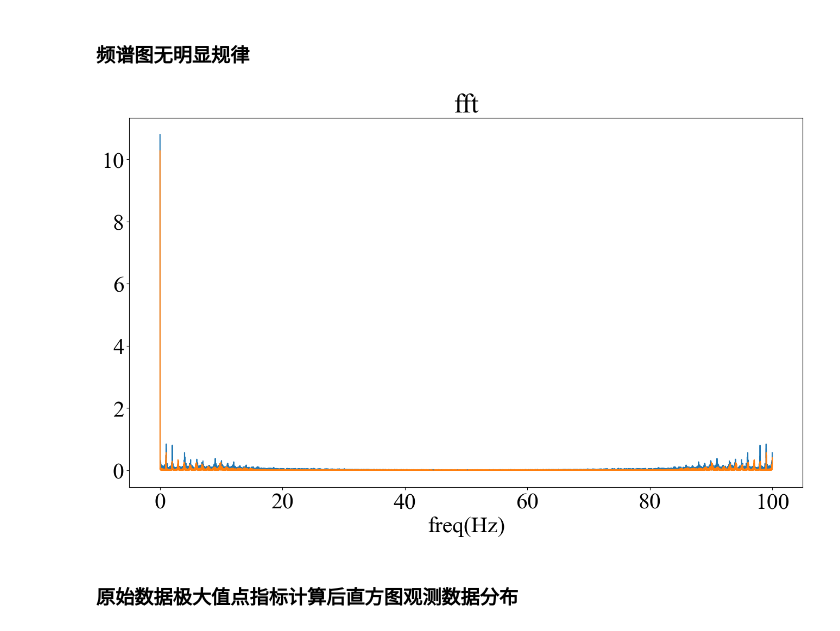
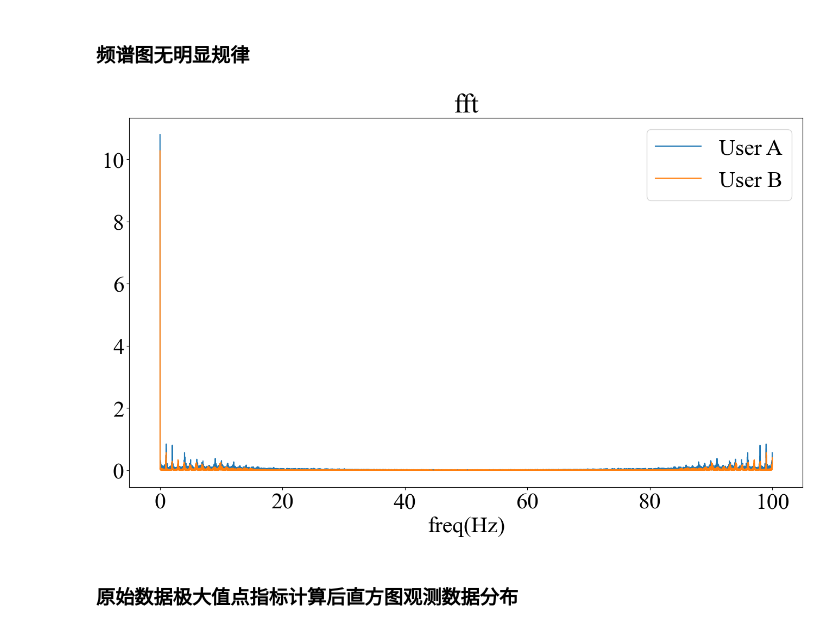
Before and after one commit to MilesPoupart/gait-recognition-with-accelerator, a Jupyter notebook: process.ipynb, the cells around one changed output. Drawn from its saved outputs; the diff is of its cells as text; code cells hidden in the pictures.

```diff
--- a/process.ipynb
+++ b/process.ipynb
@@ -106,6 +110,6 @@ def printData(rawData, stTime, endTime, filt=False, smoot=False):
 实际运行未观察到频率有集中分布
 # %%
-def getRawFttFigure(rawData, fs=100):
+def getRawFttFigure(rawData, labelName, fs=100):
     # plt.figure(figsize=(16,9),dpi = 100)
     y = [i["a"] for i in rawData]
     N = len(y)  # 采样点数
@@ -115,7 +119,7 @@ def getRawFttFigure(rawData, fs=100):
     Y = np.fft.fft(y)*2/N  # *2/N 反映了FFT变换的结果与实际信号幅值之间的关系
     absY = [np.abs(x) for x in Y]  # 求傅里叶变换结果的模
 
-    plt.plot(f, absY)
+    plt.plot(f, absY,label=labelName)
     # plt.xlabel('freq(Hz)')
     # plt.title("fft")
     # plt.show()
@@ -294,13 +309,14 @@ plt.show()
 ### 频谱图无明显规律
 # %%
 plt.figure(figsize=(16, 9), dpi=100)
-getRawFttFigure(rjyData)
-getRawFttFigure(ljmData)
+getRawFttFigure(rjyData,"User A")
+getRawFttFigure(ljmData,"User B")
+plt.legend()
 plt.xlabel('freq(Hz)')
 plt.title("fft")
 plt.show()
 # %% [output]
-[figure, old version]
+[figure, new version]
 # %% [markdown]
 ### 原始数据极大值点指标计算后直方图观测数据分布
 # %%
```
Also changed, not shown: parts of 9 cells of this notebook.
